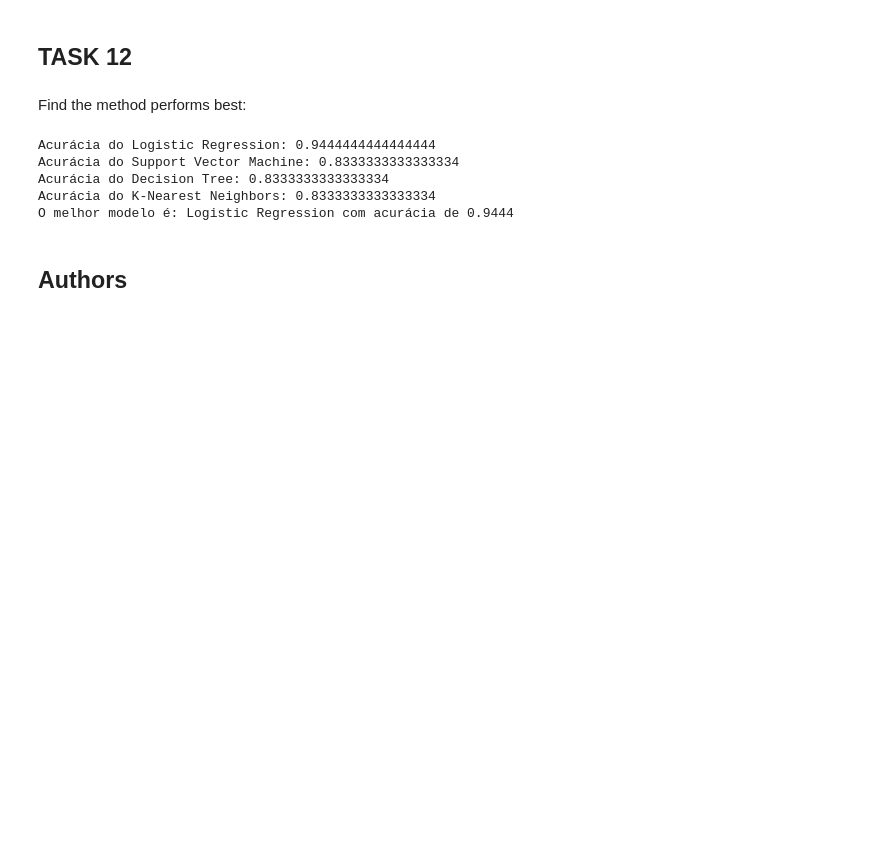
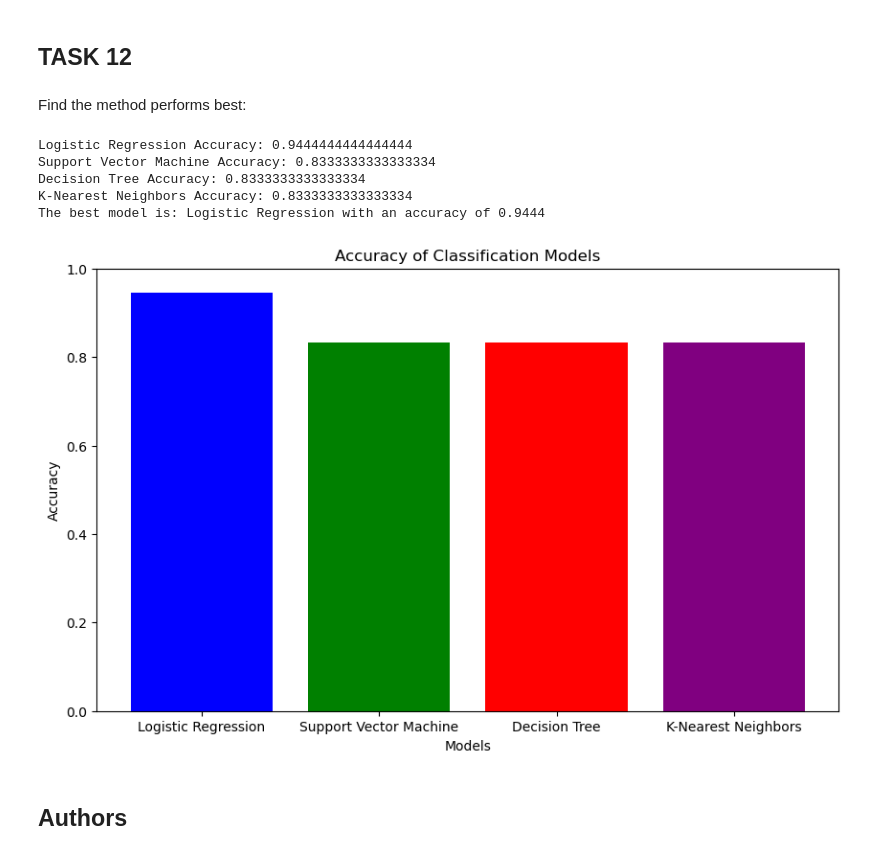
Before and after one commit to Diegomoro415/spaceY, a Jupyter notebook: SpaceX-Machine-Learning-Prediction-Part-5-v1.ipynb, the cells around one changed output. Saved outputs shown, nothing was run; the diff lists cells and outputs as text; code cells hidden in the pictures; blank space fills up the shorter version.

```diff
--- a/SpaceX-Machine-Learning-Prediction-Part-5-v1.ipynb
+++ b/SpaceX-Machine-Learning-Prediction-Part-5-v1.ipynb
@@ -374,34 +372,47 @@ plot_confusion_matrix(Y_test,yhat)
 # %% [markdown]
 Find the method performs best:
 # %%
-# Calcular a acurácia de cada modelo no conjunto de teste
+# Calculate the accuracy of each model on the test set
 logreg_accuracy = logreg_cv.score(X_test, Y_test)
 svm_accuracy = svm_cv.score(X_test, Y_test)
 tree_accuracy = tree.score(X_test, Y_test)
 knn_accuracy = knn_cv.score(X_test, Y_test)
 
-# Exibir as acurácias
-print("Acurácia do Logistic Regression:", logreg_accuracy)
-print("Acurácia do Support Vector Machine:", svm_accuracy)
-print("Acurácia do Decision Tree:", tree_accuracy)
-print("Acurácia do K-Nearest Neighbors:", knn_accuracy)
+# Display the accuracies
+print("Logistic Regression Accuracy:", logreg_accuracy)
+print("Support Vector Machine Accuracy:", svm_accuracy)
+print("Decision Tree Accuracy:", tree_accuracy)
+print("K-Nearest Neighbors Accuracy:", knn_accuracy)
 
-# Encontrar o melhor modelo
+# Find the best model
 accuracies = {
     'Logistic Regression': logreg_accuracy,
     'Support Vector Machine': svm_accuracy,
     'Decision Tree': tree_accuracy,
     'K-Nearest Neighbors': knn_accuracy
 }
 
 best_model = max(accuracies, key=accuracies.get)
-print(f"O melhor modelo é: {best_model} com acurácia de {accuracies[best_model]:.4f}")
+print(f"The best model is: {best_model} with an accuracy of {accuracies[best_model]:.4f}")
+
+# Create a bar chart to show the accuracy of each model
+models = list(accuracies.keys())
+accuracy_values = list(accuracies.values())
+
+plt.figure(figsize=(10, 6))
+plt.bar(models, accuracy_values, color=['blue', 'green', 'red', 'purple'])
+plt.xlabel('Models')
+plt.ylabel('Accuracy')
+plt.title('Accuracy of Classification Models')
+plt.ylim(0, 1)
+plt.show()
 # %% [output]
-Acurácia do Logistic Regression: 0.9444444444444444
-Acurácia do Support Vector Machine: 0.8333333333333334
-Acurácia do Decision Tree: 0.8333333333333334
-Acurácia do K-Nearest Neighbors: 0.8333333333333334
-O melhor modelo é: Logistic Regression com acurácia de 0.9444
+Logistic Regression Accuracy: 0.9444444444444444
+Support Vector Machine Accuracy: 0.8333333333333334
+Decision Tree Accuracy: 0.8333333333333334
+K-Nearest Neighbors Accuracy: 0.8333333333333334
+The best model is: Logistic Regression with an accuracy of 0.9444
+[figure, added]
 # %% [markdown]
 ## Authors
 # %% [markdown]
```
Also changed, not shown: parts of 4 cells of this notebook.
